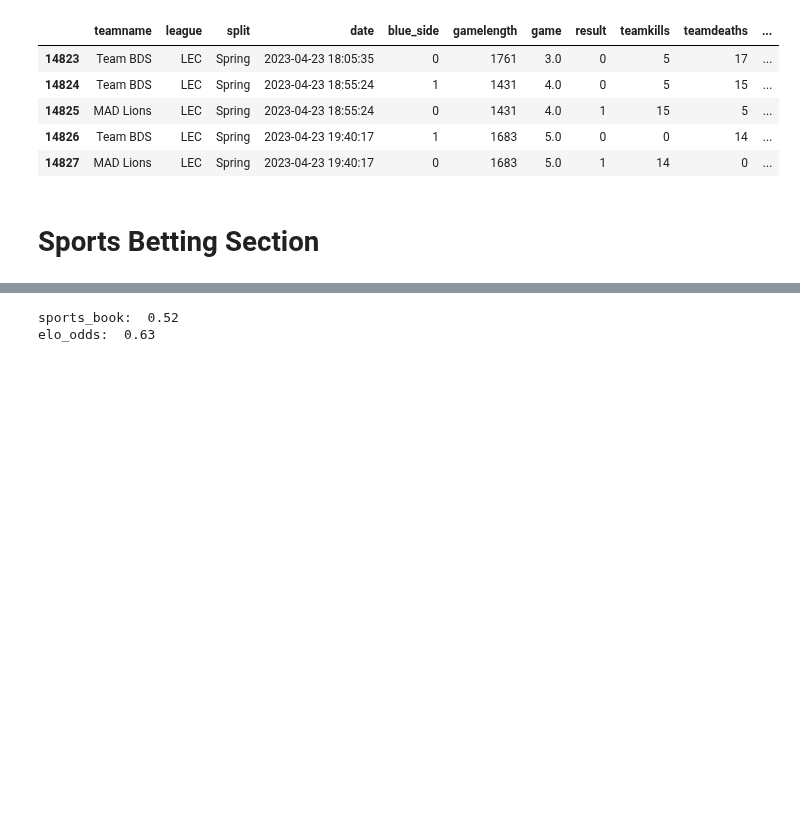
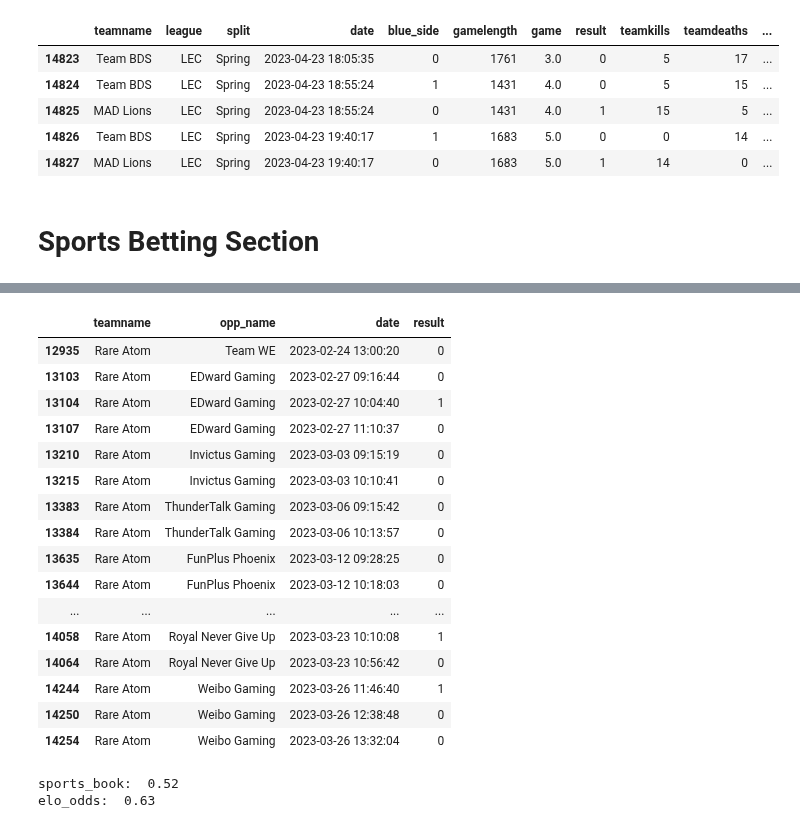
Before and after one commit to richie-p-meyer/league, a Jupyter notebook: scratch.ipynb, the cells around one changed output, grey strips where cells are left out. Drawn from its saved outputs; the diff is of its cells as text; code cells hidden in the pictures; blank space fills up the shorter version.

```diff
--- a/scratch.ipynb
+++ b/scratch.ipynb
@@ -201,3 +215,23 @@ monies
+# %%
+df[df.teamname=='Rare Atom'][['teamname','opp_name','date','result']].tail(20)
+# %% [output]
+|  | teamname | opp_name | date | result |
+| 12935 | Rare Atom | Team WE | 2023-02-24 13:00:20 | 0 |
+| 13103 | Rare Atom | EDward Gaming | 2023-02-27 09:16:44 | 0 |
+| 13104 | Rare Atom | EDward Gaming | 2023-02-27 10:04:40 | 1 |
+| 13107 | Rare Atom | EDward Gaming | 2023-02-27 11:10:37 | 0 |
+| 13210 | Rare Atom | Invictus Gaming | 2023-03-03 09:15:19 | 0 |
+| 13215 | Rare Atom | Invictus Gaming | 2023-03-03 10:10:41 | 0 |
+| 13383 | Rare Atom | ThunderTalk Gaming | 2023-03-06 09:15:42 | 0 |
+| 13384 | Rare Atom | ThunderTalk Gaming | 2023-03-06 10:13:57 | 0 |
+| 13635 | Rare Atom | FunPlus Phoenix | 2023-03-12 09:28:25 | 0 |
+| 13644 | Rare Atom | FunPlus Phoenix | 2023-03-12 10:18:03 | 0 |
+| ... | ... | ... | ... | ... |
+| 14058 | Rare Atom | Royal Never Give Up | 2023-03-23 10:10:08 | 1 |
+| 14064 | Rare Atom | Royal Never Give Up | 2023-03-23 10:56:42 | 0 |
+| 14244 | Rare Atom | Weibo Gaming | 2023-03-26 11:46:40 | 1 |
+| 14250 | Rare Atom | Weibo Gaming | 2023-03-26 12:38:48 | 0 |
+| 14254 | Rare Atom | Weibo Gaming | 2023-03-26 13:32:04 | 0 |
 # %%
 print('sports_book: ', round(win_prob(-110), 2)) #based on betting odds
 print('elo_odds: ', round(win_percent(1073, 980), 2)) #based on elo
```
Also changed, not shown: parts of 3 cells of this notebook.
